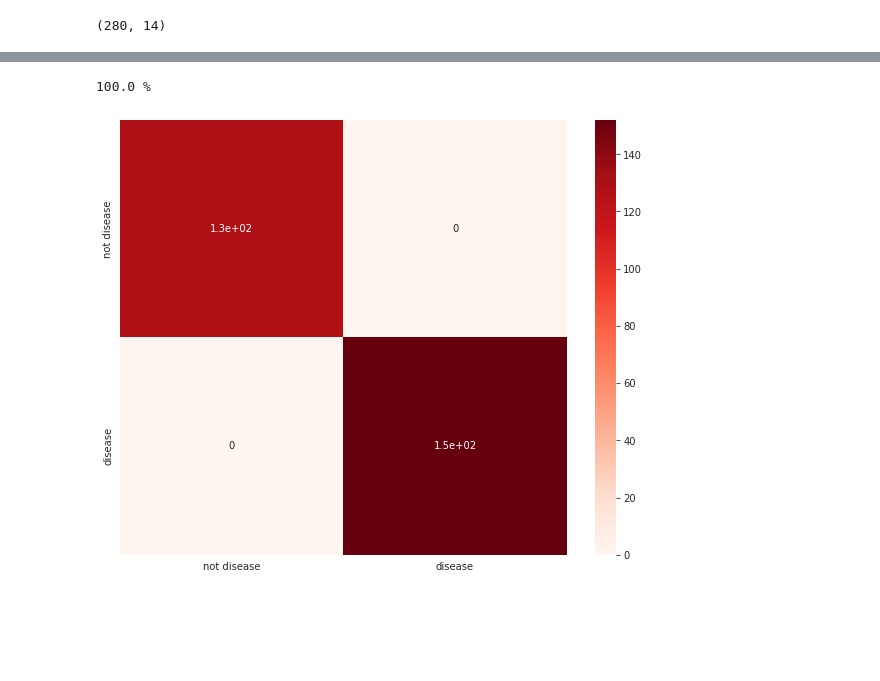
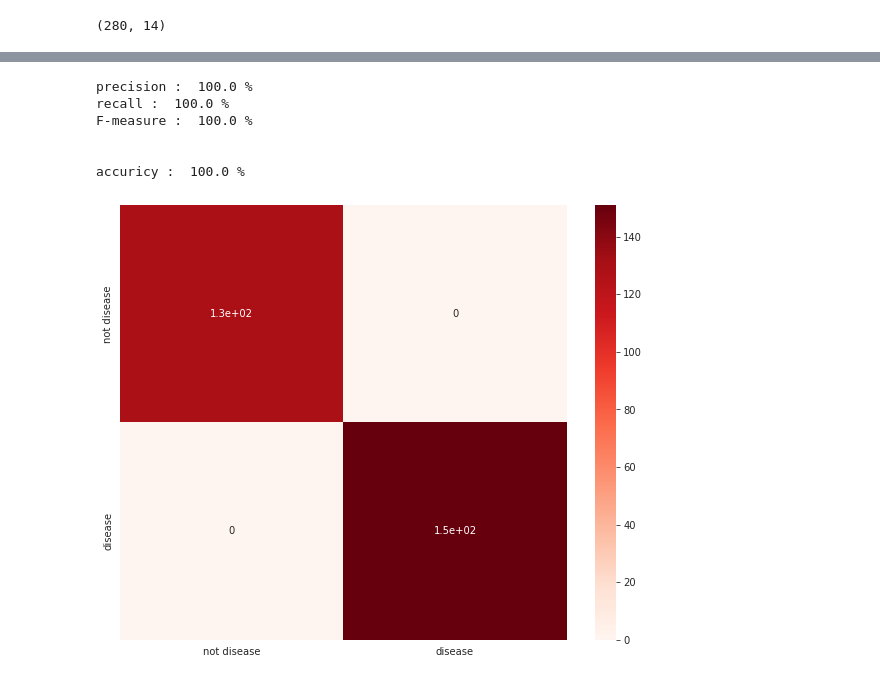
Before and after one commit to farhadhsn8/Heart-Disease-Prediction-using-Machine-Learning, a Jupyter notebook: random_forest.ipynb, the cells around one changed output, grey strips where cells are left out. Saved outputs shown, nothing was run; the diff lists cells and outputs as text; code cells hidden in the pictures; blank space fills up the shorter version.

Commit message:
recall , ...

```diff
--- a/random_forest.ipynb
+++ b/random_forest.ipynb
@@ -65,7 +65,12 @@ def computeAccuricy(y_true, y_pred , plot = 0):
     df_cm = pd.DataFrame(cm,['not disease','disease'],['not disease','disease'])
     plt.figure(figsize = (10,8))
     sns.heatmap(df_cm, annot=True, cmap='Reds')
-
+    precision = cm[ 1 , 1 ]/np.sum(cm[1])
+    recall = cm[ 1 , 1 ]/np.sum(cm[: , 1])
+    measure = (2 * recall * precision) / (recall + precision)
+    print('precision : ',str(precision * 100 )+' % ' )
+    print('recall : ',str(recall * 100 )+' % ' )
+    print('F-measure : '  ,str(measure * 100 )+' % ' , '\n\n')
 
   true = np.diag(cm)
   accuricy = np.sum(true)/np.sum(cm)
@@ -87,18 +92,23 @@ plt.show()
 X = train[:,0:-1]
 Y = train[:,-1]
 # %%
-clf = RandomForestClassifier(n_estimators=190)
+clf = RandomForestClassifier(n_estimators=40)
 clf = clf.fit(X, Y)
 
 
 y_pred_train = clf.predict(train[:, 0:-1])
 y_true_train = train[:,-1]
 
 acc = computeAccuricy(y_pred_train ,y_true_train ,1 )
-print(str(acc * 100 )+' % ' , '\n\n')
+print('accuricy : ',str(acc * 100 )+' % ' )
 # %% [output]
-100.0 %
+precision :  100.0 %
+recall :  100.0 %
+F-measure :  100.0 %
+
+
+accuricy :  100.0 %
-[figure, old version]
+[figure, new version]
 # %%
 y_pred_test = clf.predict(test[:, 0:-1])
 y_true_test = test[:,-1]
```
Also changed, not shown: parts of 3 cells of this notebook.
